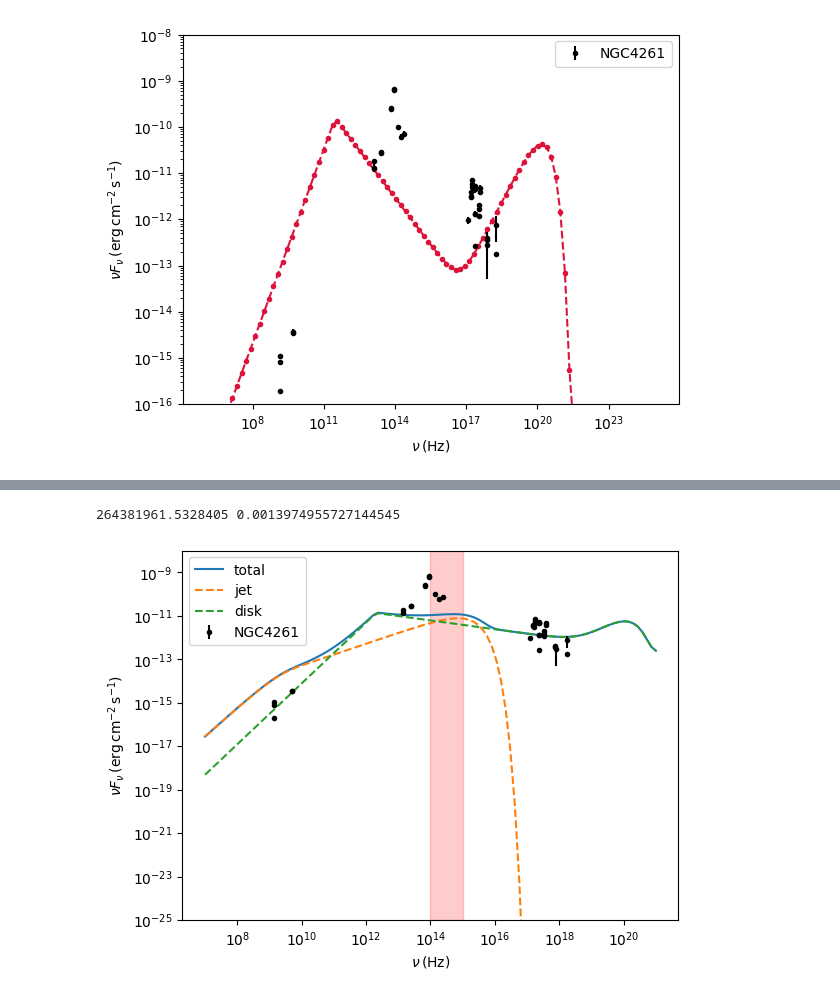
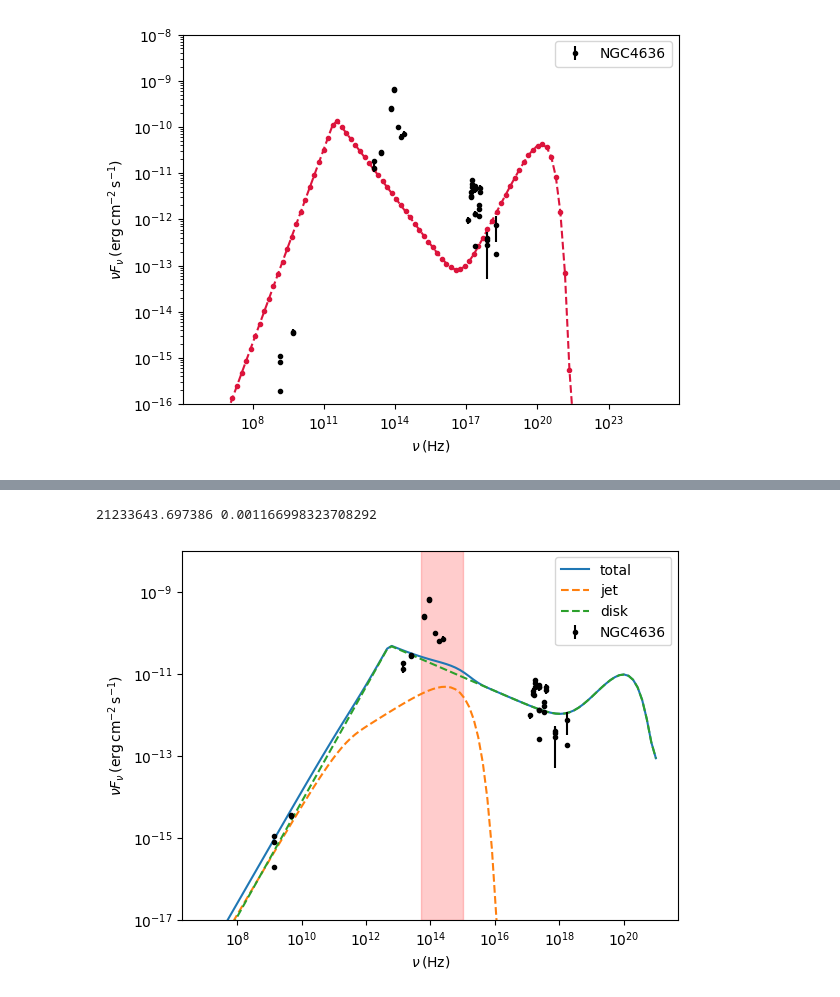
Before and after one commit to ArnauSanuy/Arnau, a Jupyter notebook: fit_disk_emission_NGC4636.ipynb, the cells around one changed output, grey strips where cells are left out. Saved outputs shown, nothing was run; the diff lists cells and outputs as text; code cells hidden in the pictures.

```diff
--- a/fit_disk_emission_NGC4636.ipynb
+++ b/fit_disk_emission_NGC4636.ipynb
@@ -260,9 +260,9 @@ jet.d_L.freeze()
 jet.z = z
 jet.z.freeze()
 
-jet.log10_gamma_min = np.log10(1)
+jet.log10_gamma_min = 2
 jet.log10_gamma_min.freeze()
-jet.log10_gamma_max = 4
+jet.log10_gamma_max = 3.8
 jet.log10_gamma_max.freeze()
 jet.log10_R_b = 16
 jet.log10_R_b.freeze()
@@ -341,13 +341,10 @@ plt.show()
 # %%
 data = Data1D('fit example', x_new, y_new, yerr_new)
 # ignore black body emission from the Galaxy
-nu_min_fit = 1e14
+nu_min_fit = 5e13
 nu_max_fit = 1e15
-nu_min_fit2 = 1e21
-nu_max_fit2 = 1e26
 
 data.ignore(nu_min_fit, nu_max_fit)
-#data.ignore(nu_min_fit2, nu_max_fit2)
 # %%
 
 f = Fit(data, mdl, stat=Chi2())
@@ -405,38 +402,38 @@ ax.plot(
     nu,
     jet(nu),
     ls="--",
     label="jet",
 )
 ax.plot(
     nu,
     disk(nu),
     ls="--",
     label="disk",
 )
 ax.errorbar(
     x_new,
     y_new,
     yerr=yerr_new,
     ls="",
     marker=".",
     color="k",
-    label="NGC4261"
+    label="NGC4636"
 )
 ax.set_xscale("log")
 ax.set_yscale("log")
 ax.set_xlabel(sed_x_label)
 ax.set_ylabel(sed_y_label)
-ax.set_ylim([1e-25, 1e-8])
+ax.set_ylim([1e-17, 1e-8])
 #ax.plot(x_test, disk_y)
 #ax.plot(x_test, jet_y)
-ax.fill_betweenx([1e-25, 1e-8], nu_min_fit, nu_max_fit, color="red", alpha=0.2)
+ax.fill_betweenx([1e-17, 1e-8], nu_min_fit, nu_max_fit, color="red", alpha=0.2)
 #ax.fill_betweenx([1e-25, 1e-8], nu_min_fit2, nu_max_fit2, color="red", alpha=0.2)
 ax.legend()
 plt.savefig("NGC4636_jet_disk.png", dpi = 300, bbox_inches = 'tight')
 plt.show()
 # %% [output]
-264381961.5328405 0.0013974955727144545
+21233643.697386 0.001166998323708292
-[figure, old version]
+[figure, new version]
 # %%
 fig, ax = plt.subplots()
 best_fit_m = 10 ** disk.log10_m.val
```
Also changed, not shown: parts of 7 cells of this notebook, 3 other files.
